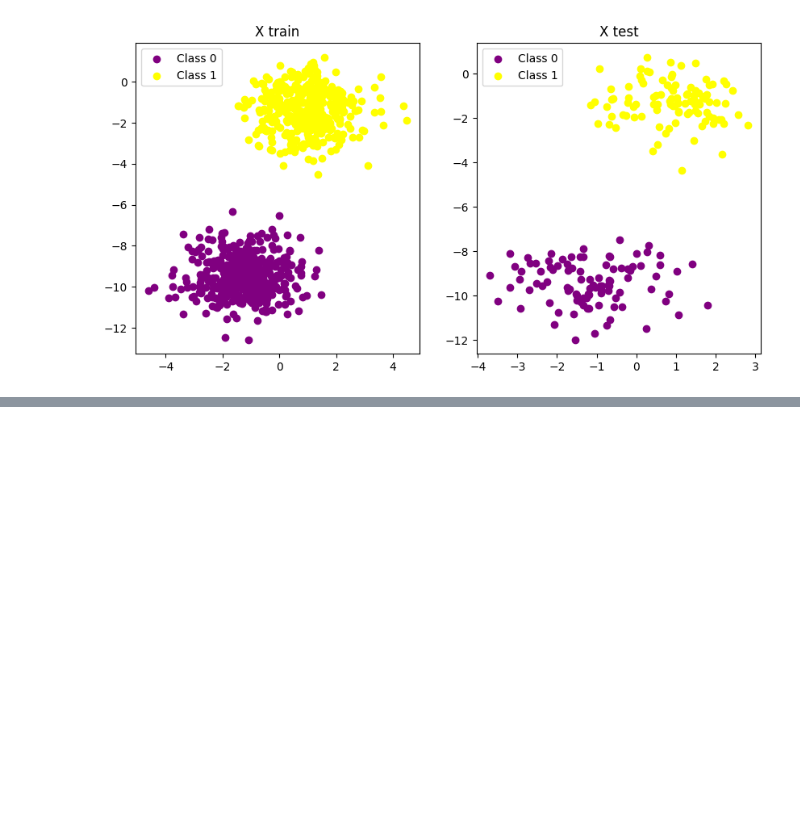
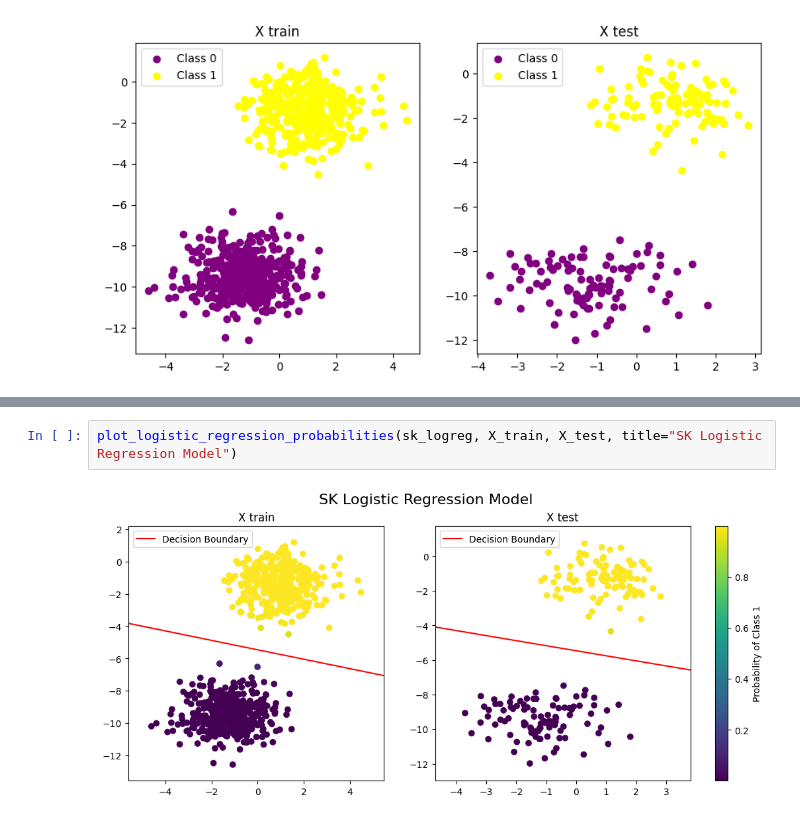
Before and after one commit to jhrudden/ML-Mono, a Jupyter notebook: notebooks/LogRegression_Example.ipynb, the cells around one changed output, grey strips where cells are left out. Drawn from its saved outputs; the diff is of its cells as text; blank space fills up the shorter version.

```diff
--- a/notebooks/LogRegression_Example.ipynb
+++ b/notebooks/LogRegression_Example.ipynb
@@ -119,0 +173,4 @@ Accuracy test: 1.0
+# %%
+plot_logistic_regression_probabilities(sk_logreg, X_train, X_test, title="SK Logistic Regression Model")
+# %% [output]
+[figure, added]
```
Also changed, not shown: parts of 18 cells of this notebook.
